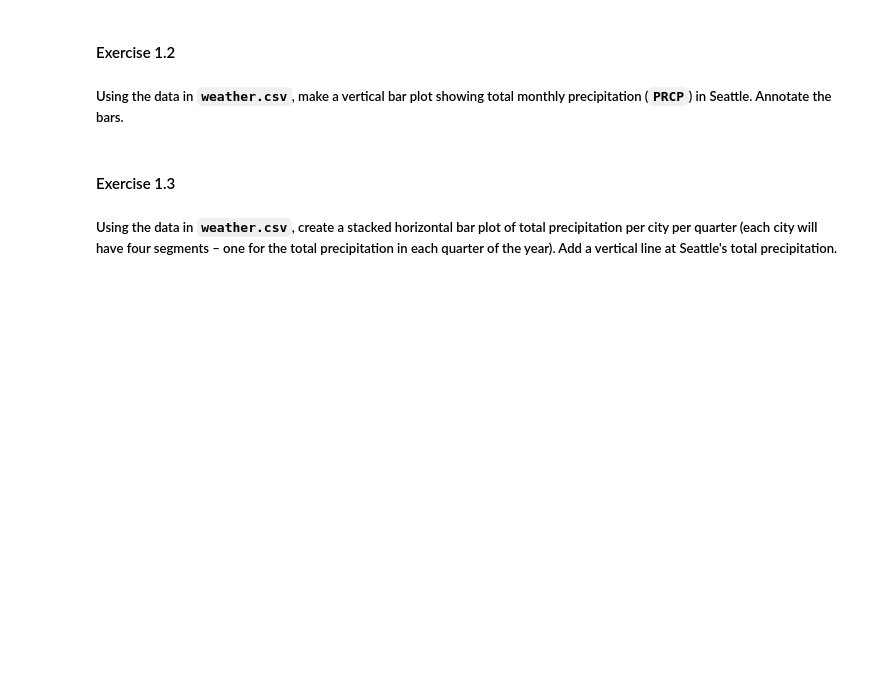
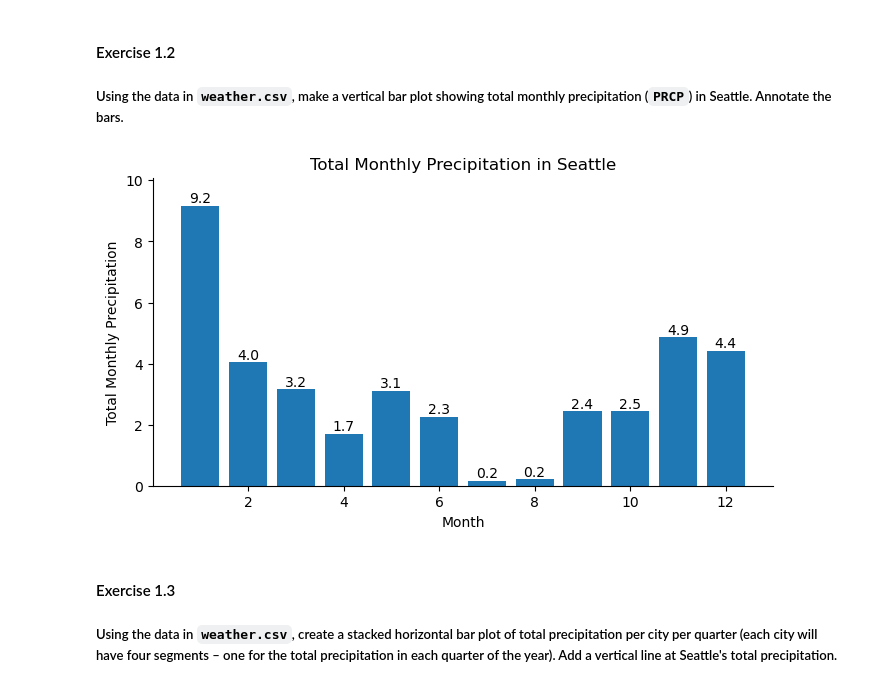
Before and after one commit to TimberEng/Alan_python-data-viz-workshop, a Jupyter notebook: notebooks/workbook.ipynb, the cells around one changed output. Saved outputs shown, nothing was run; the diff lists cells and outputs as text; code cells hidden in the pictures; blank space fills up the shorter version.

```diff
--- a/notebooks/workbook.ipynb
+++ b/notebooks/workbook.ipynb
@@ -20,4 +20,4 @@ import matplotlib.pyplot as plt
 import matplotlib.dates as mdates
 from utils import despine
 from matplotlib import ticker
-weather = pd.read_csv('../data/weather.csv',date_format=True, index_col='date')
+weather = pd.read_csv('../data/weather.csv', parse_dates=['date'], index_col='date')
@@ -72,6 +83,43 @@ plt.tight_layout()
 # %% [markdown]
 #### Exercise 1.2
 ##### Using the data in `weather.csv`, make a vertical bar plot showing total monthly precipitation (`PRCP`) in Seattle. Annotate the bars.
+# %%
+seattle = weather[weather["city"] == "Seattle"]
+# %%
+monthly_prcp = (
+    seattle
+    .groupby(seattle.index.month)["PRCP"]
+    .sum()
+)
+# %%
+fig, ax = plt.subplots(figsize=(8, 4))
+
+bars = ax.bar(
+    monthly_prcp.index,
+    monthly_prcp.values
+)
+
+ax.set(
+    xlabel="Month",
+    ylabel="Total Monthly Precipitation",
+    title="Total Monthly Precipitation in Seattle"
+)
+
+for bar in bars:
+    ax.text(
+        bar.get_x() + bar.get_width() / 2,
+        bar.get_height(),
+        f"{bar.get_height():.1f}",
+        ha="center",
+        va="bottom"
+    )
+
+ax.set_ylim(0, monthly_prcp.max() * 1.1)
+ax.spines[['top', 'right']].set_visible(False)
+
+plt.show()
+# %% [output]
+[figure, added]
 # %% [markdown]
 #### Exercise 1.3
 ##### Using the data in `weather.csv`, create a stacked horizontal bar plot of total precipitation per city per quarter (each city will have four segments &ndash; one for the total precipitation in each quarter of the year). Add a vertical line at Seattle's total precipitation.
```
Also changed, not shown: parts of 1 cell of this notebook, 6 other files.
